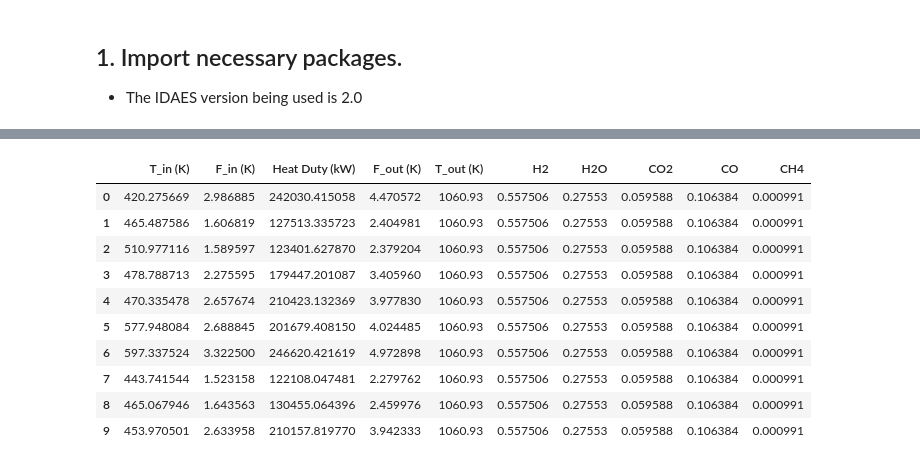
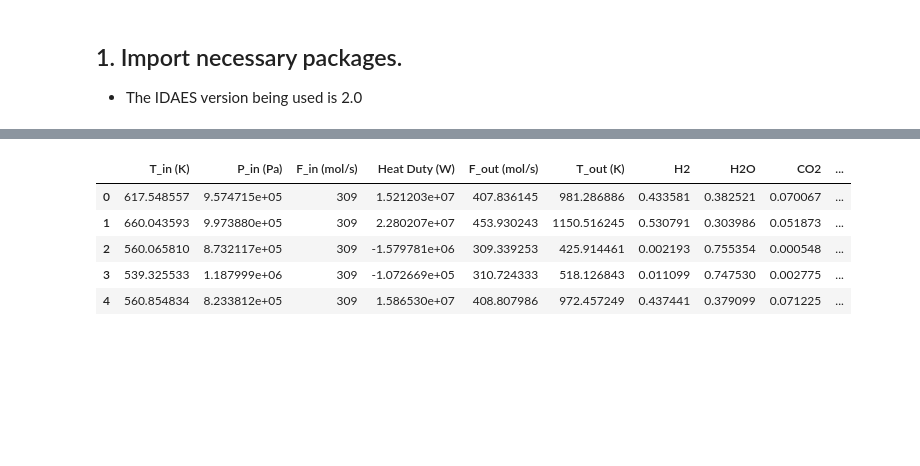
Before and after one commit to Robbybp/surrogate-vs-implicit, a Jupyter notebook: svi/Gibbs_reactor/Gibbs_data_generation.ipynb, the cells around one changed output, grey strips where cells are left out. Drawn from its saved outputs; the diff is of its cells as text; code cells hidden in the pictures; blank space fills up the shorter version.

```diff
--- a/svi/Gibbs_reactor/Gibbs_data_generation.ipynb
+++ b/svi/Gibbs_reactor/Gibbs_data_generation.ipynb
@@ -135,14 +151,9 @@ df = pd.DataFrame(df)
-# %%
-df # To do: Generate more samples and export the dataframe, which will be used to generate surrogate models.
-# %% [output]
-|  | T_in (K) | F_in (K) | Heat Duty (kW) | F_out (K) | T_out (K) | H2 | H2O | CO2 | CO | CH4 |
-| 0 | 420.275669 | 2.986885 | 242030.415058 | 4.470572 | 1060.93 | 0.557506 | 0.27553 | 0.059588 | 0.106384 | 0.000991 |
-| 1 | 465.487586 | 1.606819 | 127513.335723 | 2.404981 | 1060.93 | 0.557506 | 0.27553 | 0.059588 | 0.106384 | 0.000991 |
-| 2 | 510.977116 | 1.589597 | 123401.627870 | 2.379204 | 1060.93 | 0.557506 | 0.27553 | 0.059588 | 0.106384 | 0.000991 |
-| 3 | 478.788713 | 2.275595 | 179447.201087 | 3.405960 | 1060.93 | 0.557506 | 0.27553 | 0.059588 | 0.106384 | 0.000991 |
-| 4 | 470.335478 | 2.657674 | 210423.132369 | 3.977830 | 1060.93 | 0.557506 | 0.27553 | 0.059588 | 0.106384 | 0.000991 |
-| 5 | 577.948084 | 2.688845 | 201679.408150 | 4.024485 | 1060.93 | 0.557506 | 0.27553 | 0.059588 | 0.106384 | 0.000991 |
-| 6 | 597.337524 | 3.322500 | 246620.421619 | 4.972898 | 1060.93 | 0.557506 | 0.27553 | 0.059588 | 0.106384 | 0.000991 |
-| 7 | 443.741544 | 1.523158 | 122108.047481 | 2.279762 | 1060.93 | 0.557506 | 0.27553 | 0.059588 | 0.106384 | 0.000991 |
-| 8 | 465.067946 | 1.643563 | 130455.064396 | 2.459976 | 1060.93 | 0.557506 | 0.27553 | 0.059588 | 0.106384 | 0.000991 |
-| 9 | 453.970501 | 2.633958 | 210157.819770 | 3.942333 | 1060.93 | 0.557506 | 0.27553 | 0.059588 | 0.106384 | 0.000991 |
+# %%
+df.head()
+# %% [output]
+|  | T_in (K) | P_in (Pa) | F_in (mol/s) | Heat Duty (W) | F_out (mol/s) | T_out (K) | H2 | H2O | CO2 | ... |
+| 0 | 617.548557 | 9.574715e+05 | 309 | 1.521203e+07 | 407.836145 | 981.286886 | 0.433581 | 0.382521 | 0.070067 | ... |
+| 1 | 660.043593 | 9.973880e+05 | 309 | 2.280207e+07 | 453.930243 | 1150.516245 | 0.530791 | 0.303986 | 0.051873 | ... |
+| 2 | 560.065810 | 8.732117e+05 | 309 | -1.579781e+06 | 309.339253 | 425.914461 | 0.002193 | 0.755354 | 0.000548 | ... |
+| 3 | 539.325533 | 1.187999e+06 | 309 | -1.072669e+05 | 310.724333 | 518.126843 | 0.011099 | 0.747530 | 0.002775 | ... |
+| 4 | 560.854834 | 8.233812e+05 | 309 | 1.586530e+07 | 408.807986 | 972.457249 | 0.437441 | 0.379099 | 0.071225 | ... |
```
Also changed, not shown: parts of 5 cells of this notebook, 1 other file.
